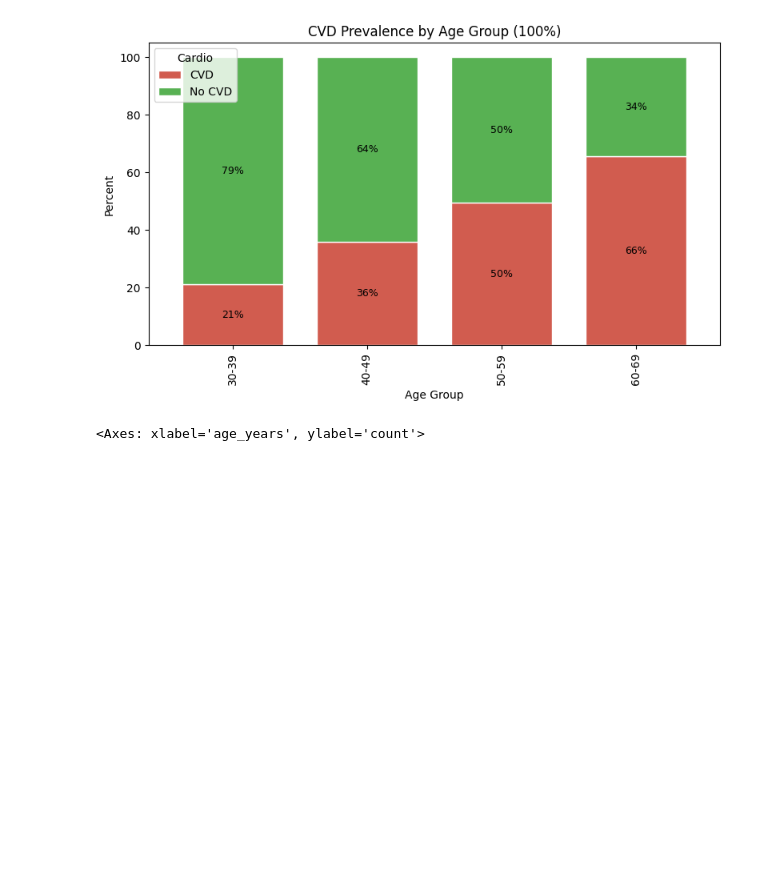
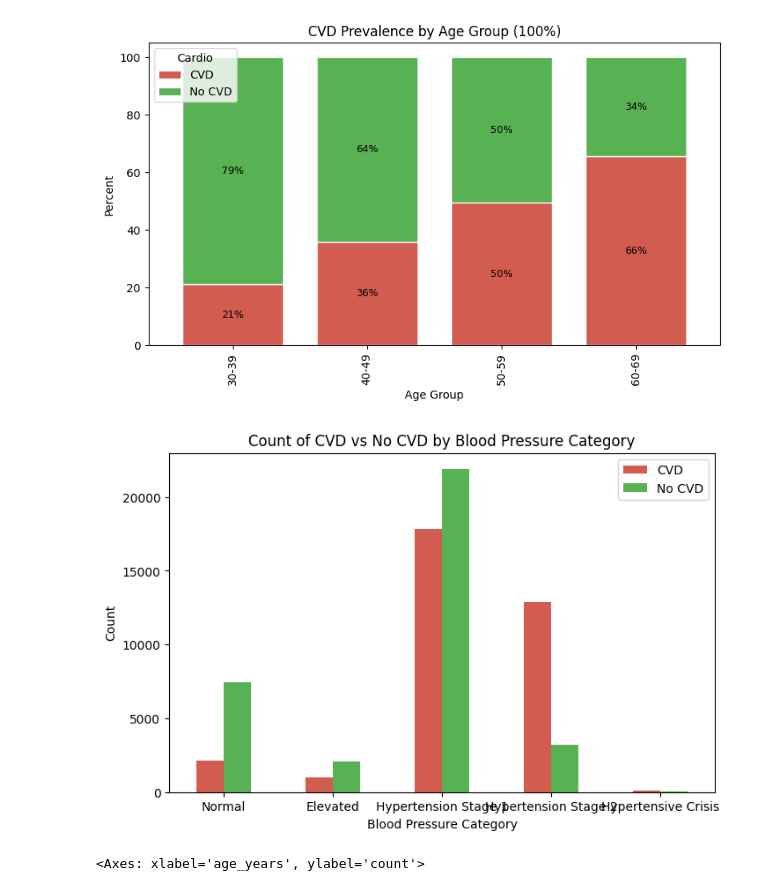
Before and after one commit to lizabguercho/DI_Final_Project_CVD, a Jupyter notebook: Final_project.ipynb, the cells around one changed output. Drawn from its saved outputs; the diff is of its cells as text; code cells hidden in the pictures; blank space fills up the shorter version.

Commit message:
created more plots

```diff
--- a/Final_project.ipynb
+++ b/Final_project.ipynb
@@ -601,6 +615,19 @@ plt.ylabel("Percent"); plt.xlabel("Age Group")
 plt.legend(title="Cardio"); plt.tight_layout(); plt.show()
 # %% [output]
 [figure]
+# %%
+ct = pd.crosstab(df_clean["bp_category"], df_clean["cardio_label"])
+
+ct.plot(kind="bar", figsize=(8,5), color=["#D15C4F", "#58B153"])
+
+plt.title("Count of CVD vs No CVD by Blood Pressure Category")
+plt.ylabel("Count")
+plt.xlabel("Blood Pressure Category")
+plt.xticks(rotation=0)
+plt.legend(["CVD","No CVD"])
+plt.show()
+# %% [output]
+[figure, added]
 # %%
 from matplotlib import rcParams
 rcParams['figure.figsize'] = 11, 8
```
Also changed, not shown: parts of 31 cells of this notebook, 2 other files.
